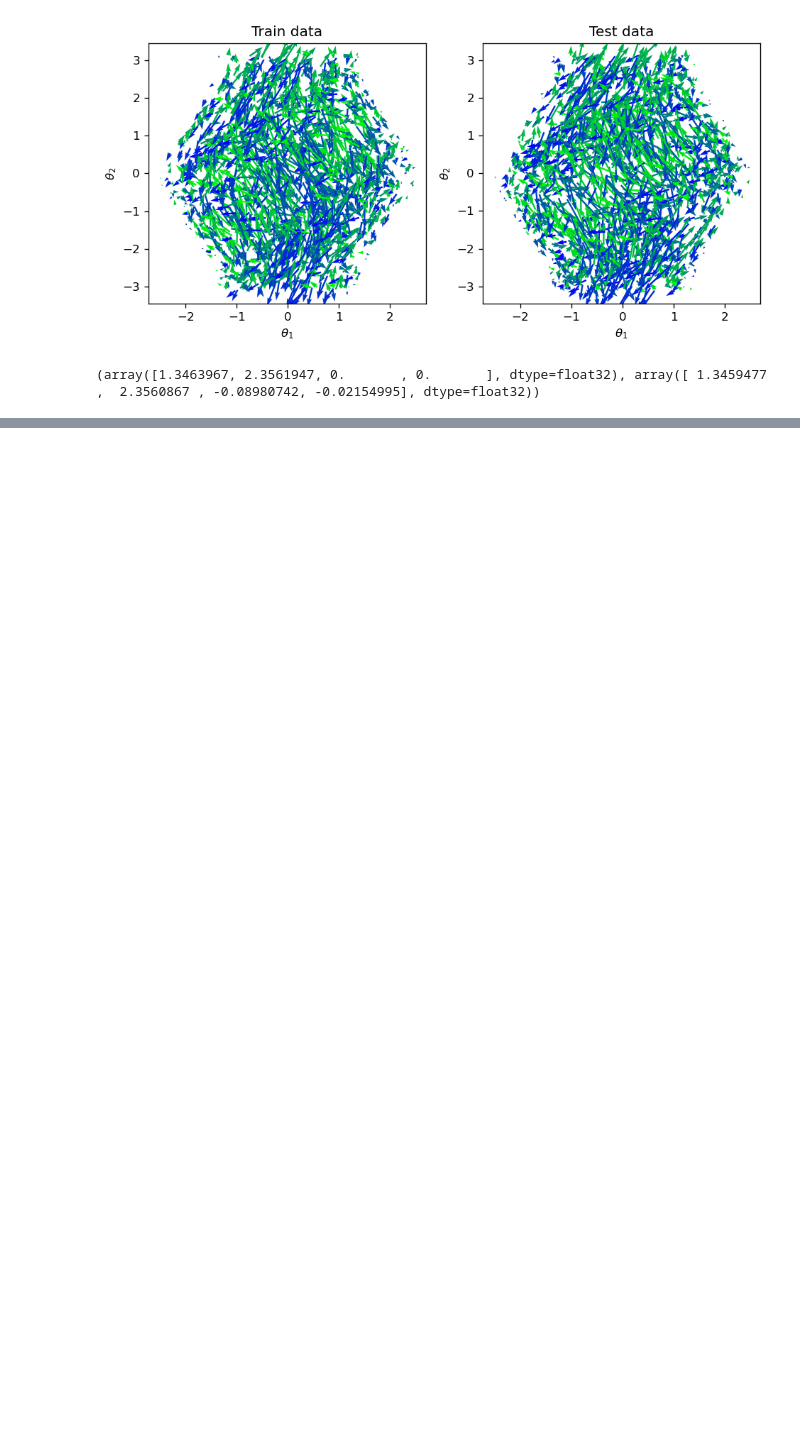
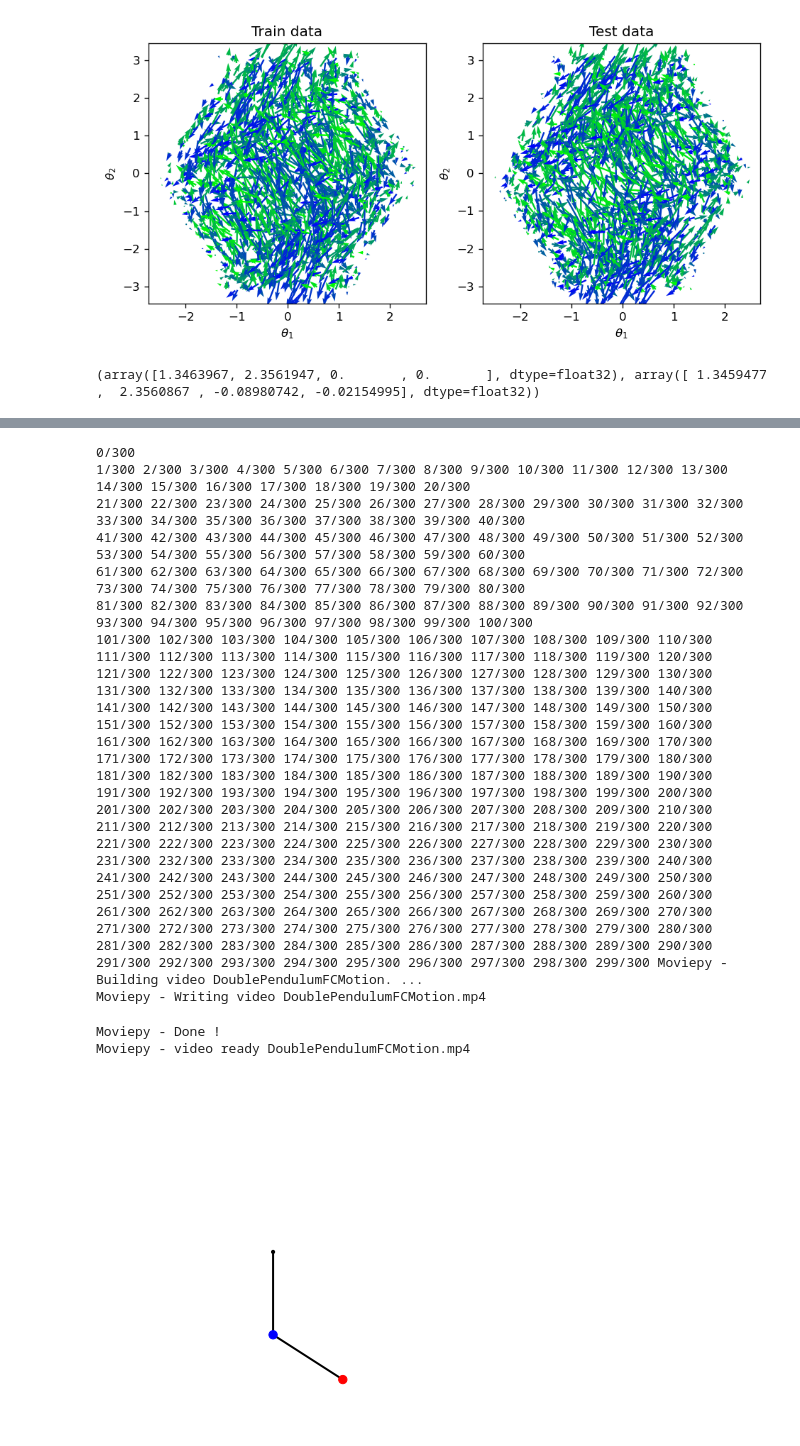
Before and after one commit to gthampak/physinet.io, a Jupyter notebook: BaselineFC.ipynb, the cells around one changed output, grey strips where cells are left out. Drawn from its saved outputs; the diff is of its cells as text; code cells hidden in the pictures; blank space fills up the shorter version.

```diff
--- a/BaselineFC.ipynb
+++ b/BaselineFC.ipynb
@@ -261,0 +276,10 @@ Validation Loss:  tensor(4213.6538, grad_fn=<DivBackward0>)
+# %%
+def predict(model, x1, gen_len):
+    model.eval()
+    outputs = []
+    inputs = x1
+    for i in tqdm(range(gen_len)):
+        output = np.array(model(torch.from_numpy(inputs)).detach())
+        outputs.append(output)
+        inputs = output
+    return np.array(outputs).squeeze()
@@ -261,0 +405,38 @@ Validation Loss:  tensor(4213.6538, grad_fn=<DivBackward0>)
+# %%
+fig = plt.figure(figsize=(8.3333, 6.25), dpi=72)
+ax = fig.add_subplot(111)
+
+import warnings
+warnings.filterwarnings("ignore")
+
+images = []
+di = 1
+N = 300
+for i in range(0, N, di):
+  print("{}/{}".format(i // di, N // di), end='\n' if i//di%20==0 else ' ')
+  make_plot(i, cart_coords_mod, 1, 1)
+  images.append( fig2image(fig) )
+
+analytical_clip = ImageSequenceClip(images, fps=25)
+analytical_clip.write_videofile("DoublePendulumFCMotion.mp4")
+# %% [output]
+0/300
+1/300 2/300 3/300 4/300 5/300 6/300 7/300 8/300 9/300 10/300 11/300 12/300 13/300 14/300 15/300 16/300 17/300 18/300 19/300 20/300
+21/300 22/300 23/300 24/300 25/300 26/300 27/300 28/300 29/300 30/300 31/300 32/300 33/300 34/300 35/300 36/300 37/300 38/300 39/300 40/300
+41/300 42/300 43/300 44/300 45/300 46/300 47/300 48/300 49/300 50/300 51/300 52/300 53/300 54/300 55/300 56/300 57/300 58/300 59/300 60/300
+61/300 62/300 63/300 64/300 65/300 66/300 67/300 68/300 69/300 70/300 71/300 72/300 73/300 74/300 75/300 76/300 77/300 78/300 79/300 80/300
+81/300 82/300 83/300 84/300 85/300 86/300 87/300 88/300 89/300 90/300 91/300 92/300 93/300 94/300 95/300 96/300 97/300 98/300 99/300 100/300
+101/300 102/300 103/300 104/300 105/300 106/300 107/300 108/300 109/300 110/300 111/300 112/300 113/300 114/300 115/300 116/300 117/300 118/300 119/300 120/300
+121/300 122/300 123/300 124/300 125/300 126/300 127/300 128/300 129/300 130/300 131/300 132/300 133/300 134/300 135/300 136/300 137/300 138/300 139/300 140/300
+141/300 142/300 143/300 144/300 145/300 146/300 147/300 148/300 149/300 150/300 151/300 152/300 153/300 154/300 155/300 156/300 157/300 158/300 159/300 160/300
+161/300 162/300 163/300 164/300 165/300 166/300 167/300 168/300 169/300 170/300 171/300 172/300 173/300 174/300 175/300 176/300 177/300 178/300 179/300 180/300
+181/300 182/300 183/300 184/300 185/300 186/300 187/300 188/300 189/300 190/300 191/300 192/300 193/300 194/300 195/300 196/300 197/300 198/300 199/300 200/300
+201/300 202/300 203/300 204/300 205/300 206/300 207/300 208/300 209/300 210/300 211/300 212/300 213/300 214/300 215/300 216/300 217/300 218/300 219/300 220/300
+221/300 222/300 223/300 224/300 225/300 226/300 227/300 228/300 229/300 230/300 231/300 232/300 233/300 234/300 235/300 236/300 237/300 238/300 239/300 240/300
+241/300 242/300 243/300 244/300 245/300 246/300 247/300 248/300 249/300 250/300 251/300 252/300 253/300 254/300 255/300 256/300 257/300 258/300 259/300 260/300
+261/300 262/300 263/300 264/300 265/300 266/300 267/300 268/300 269/300 270/300 271/300 272/300 273/300 274/300 275/300 276/300 277/300 278/300 279/300 280/300
+281/300 282/300 283/300 284/300 285/300 286/300 287/300 288/300 289/300 290/300 291/300 292/300 293/300 294/300 295/300 296/300 297/300 298/300 299/300 Moviepy - Building video DoublePendulumFCMotion. ...
+Moviepy - Writing video DoublePendulumFCMotion.mp4
+Moviepy - Done !
+Moviepy - video ready DoublePendulumFCMotion.mp4
+[figure, added]
```
Also changed, not shown: parts of 17 cells of this notebook, 4 other files.
